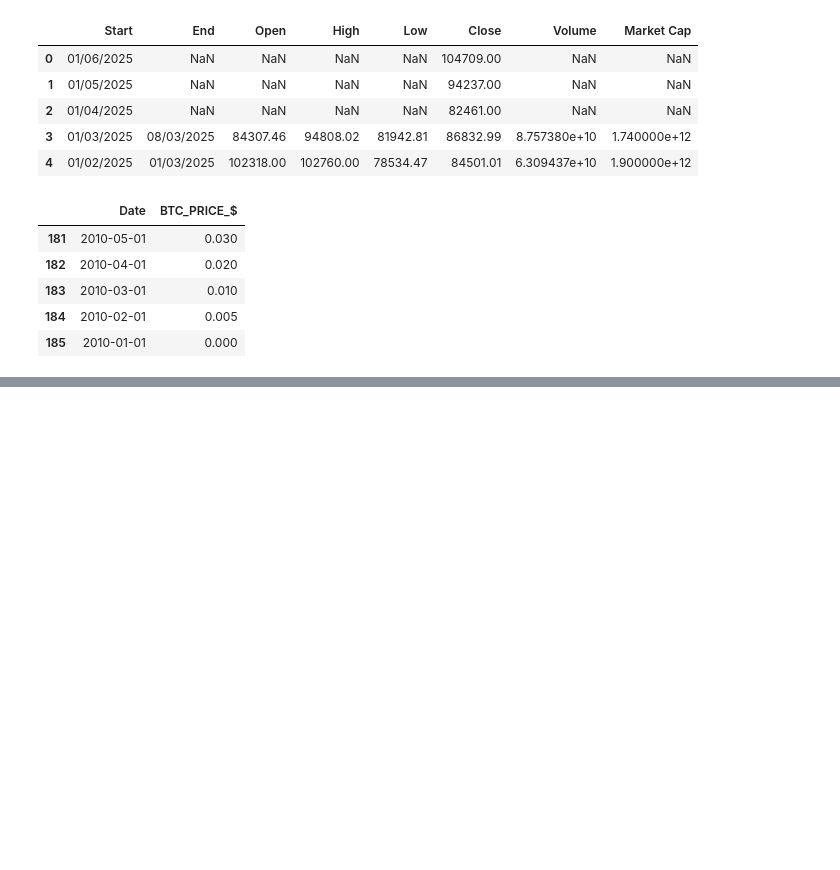
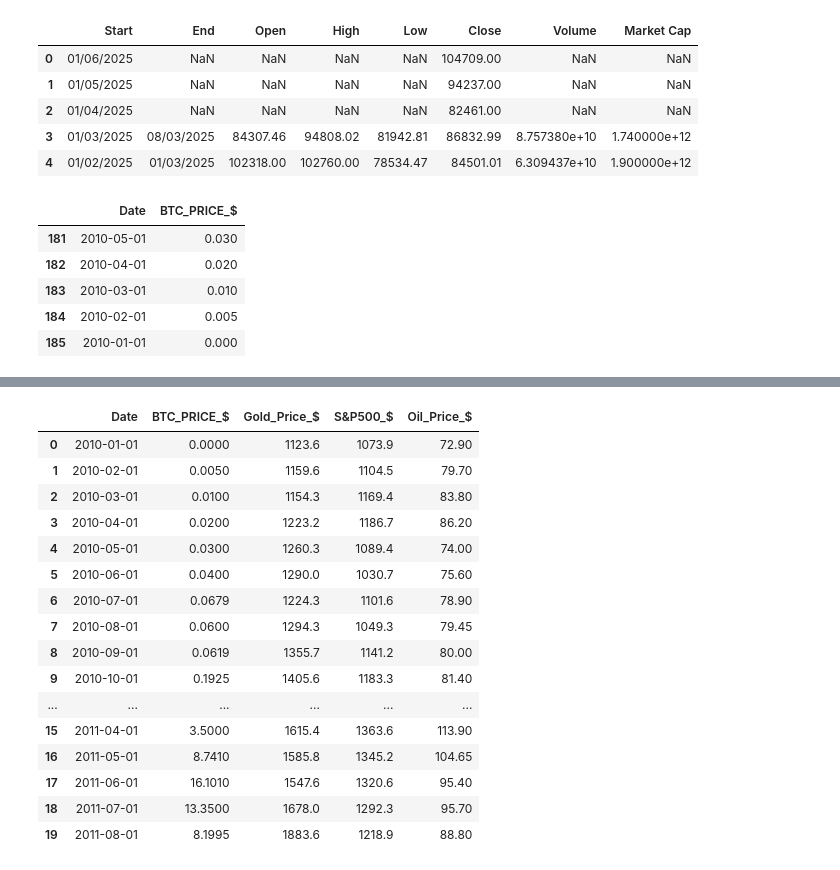
Before and after one commit to MichaelD1976/WealthVista, a Jupyter notebook: scripts/process/merge_prices.ipynb, the cells around one changed output, grey strips where cells are left out. Cells and saved outputs as stored; diff of their text form; code cells hidden in the pictures; blank space fills up the shorter version.

```diff
--- a/scripts/process/merge_prices.ipynb
+++ b/scripts/process/merge_prices.ipynb
@@ -101,2 +146,37 @@ merged_df.tail(20)
+# %%
+# some oil values are missing (prob due to 1st being a weekend). Fill with average of previous and next.
+# Create a rolling average (centered on the row)
+def fill_nan_with_neighbor_avg(series):
+    new_series = series.copy()
+    for i in range(1, len(series) - 1):
+        if pd.isna(series[i]):
+            above = series[i - 1]
+            below = series[i + 1]
+            if pd.notna(above) and pd.notna(below):
+                new_series[i] = (above + below) / 2
+    return new_series
+
+# Apply this only to Oil_Price_$
+merged_df['Oil_Price_$'] = fill_nan_with_neighbor_avg(merged_df['Oil_Price_$'])
+# %%
+merged_df.head(20)
+# %% [output]
+|  | Date | BTC_PRICE_$ | Gold_Price_$ | S&P500_$ | Oil_Price_$ |
+| 0 | 2010-01-01 | 0.0000 | 1123.6 | 1073.9 | 72.90 |
+| 1 | 2010-02-01 | 0.0050 | 1159.6 | 1104.5 | 79.70 |
+| 2 | 2010-03-01 | 0.0100 | 1154.3 | 1169.4 | 83.80 |
+| 3 | 2010-04-01 | 0.0200 | 1223.2 | 1186.7 | 86.20 |
+| 4 | 2010-05-01 | 0.0300 | 1260.3 | 1089.4 | 74.00 |
+| 5 | 2010-06-01 | 0.0400 | 1290.0 | 1030.7 | 75.60 |
+| 6 | 2010-07-01 | 0.0679 | 1224.3 | 1101.6 | 78.90 |
+| 7 | 2010-08-01 | 0.0600 | 1294.3 | 1049.3 | 79.45 |
+| 8 | 2010-09-01 | 0.0619 | 1355.7 | 1141.2 | 80.00 |
+| 9 | 2010-10-01 | 0.1925 | 1405.6 | 1183.3 | 81.40 |
+| ... | ... | ... | ... | ... | ... |
+| 15 | 2011-04-01 | 3.5000 | 1615.4 | 1363.6 | 113.90 |
+| 16 | 2011-05-01 | 8.7410 | 1585.8 | 1345.2 | 104.65 |
+| 17 | 2011-06-01 | 16.1010 | 1547.6 | 1320.6 | 95.40 |
+| 18 | 2011-07-01 | 13.3500 | 1678.0 | 1292.3 | 95.70 |
+| 19 | 2011-08-01 | 8.1995 | 1883.6 | 1218.9 | 88.80 |
 # %%
 # Save
```
Also changed, not shown: parts of 11 cells of this notebook, 13 other files.
